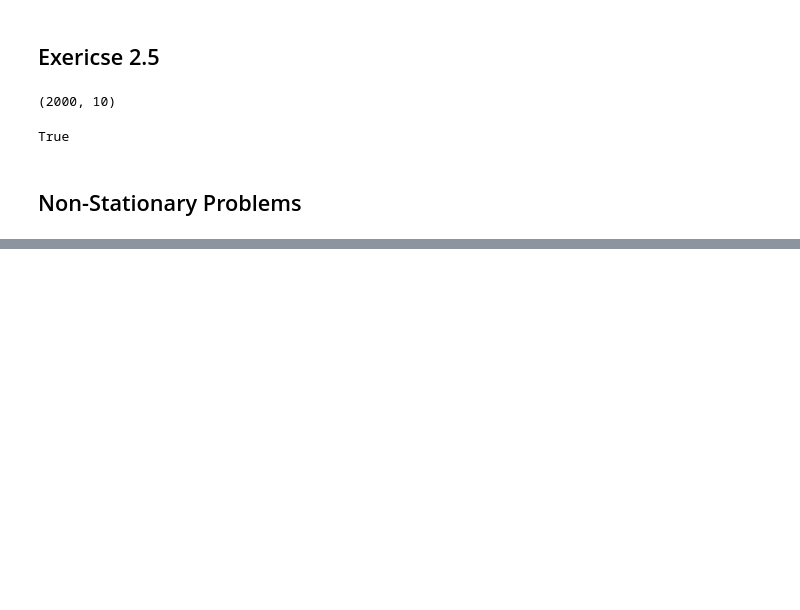
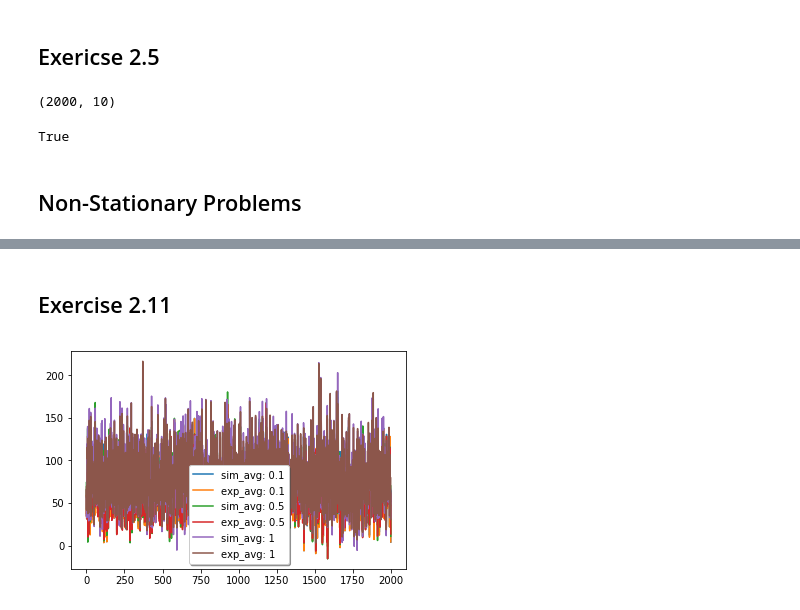
Before and after one commit to hackgoofer/RL_intro, a Jupyter notebook: Chapter_2.ipynb, the cells around one changed output, grey strips where cells are left out. Drawn from its saved outputs; the diff is of its cells as text; code cells hidden in the pictures; blank space fills up the shorter version.

```diff
--- a/Chapter_2.ipynb
+++ b/Chapter_2.ipynb
@@ -170,0 +236,11 @@ True
+# %%
+fig, ax = plt.subplots()
+
+for idx in range(len(ns_sigs)):
+    ax.plot(range(num_plays), np.mean(all_rewards[idx, :, :], axis=1), label="sim_avg: "+str(ns_sigs[idx]))
+    ax.plot(range(num_plays), np.mean(all_rewards_exp_avg[idx, :, :], axis=1), label="exp_avg: "+str(ns_sigs[idx]))
+
+legend = ax.legend(loc='lower center', shadow=True)
+plt.show()
+# %% [markdown]
+## Exercise 2.11
@@ -170,0 +304,11 @@ True
+# %%
+fig, ax = plt.subplots()
+
+for idx in range(len(ns_sigs)):
+    ax.plot(range(num_plays), np.mean(all_rewards[idx, :, :], axis=1), label="sim_avg: "+str(ns_sigs[idx]))
+    ax.plot(range(num_plays), np.mean(all_rewards_exp_avg[idx, :, :], axis=1), label="exp_avg: "+str(ns_sigs[idx]))
+
+legend = ax.legend(loc='lower center', shadow=True)
+plt.show()
+# %% [output]
+[figure, added]
```
Also changed, not shown: parts of 9 cells of this notebook.
